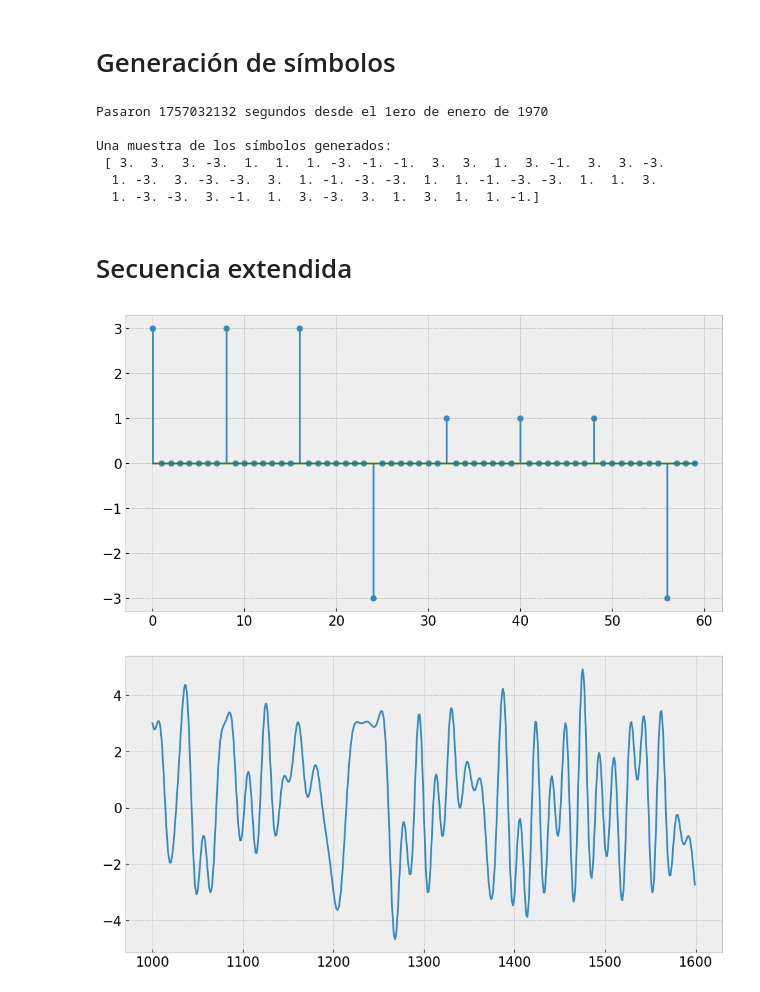
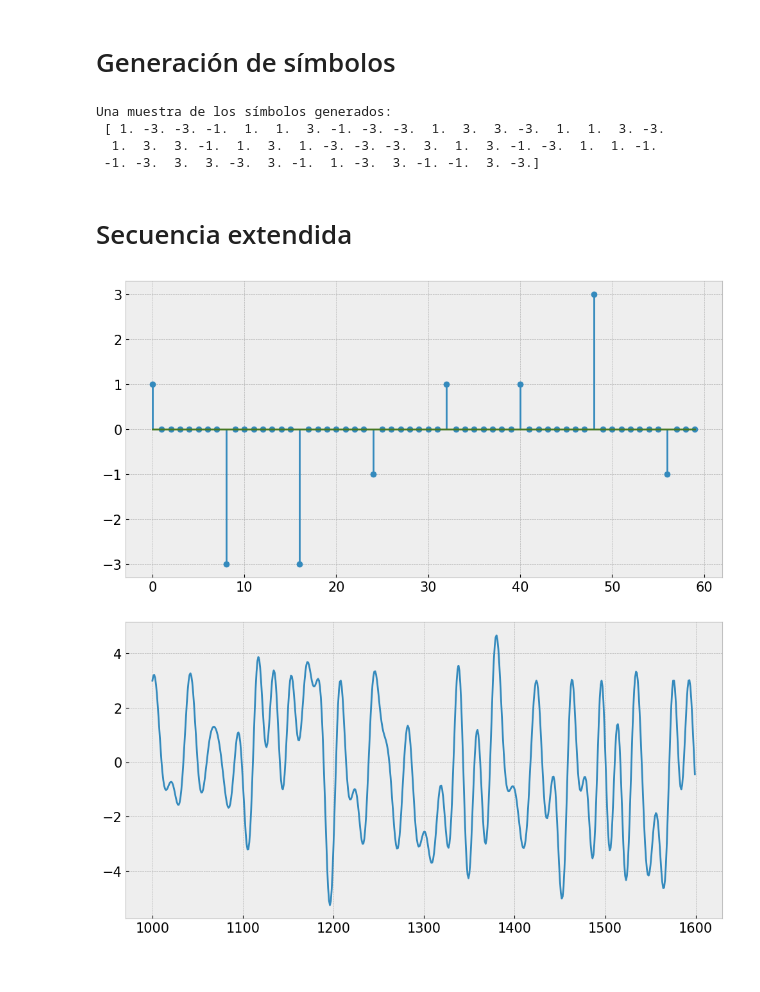
Before and after one commit to leandroblanco/curso-piii-2025, a Jupyter notebook: clase09/Ejercicio16clase09.ipynb, the cells around one changed output. Saved outputs shown, nothing was run; the diff lists cells and outputs as text; code cells hidden in the pictures.

```diff
--- a/clase09/Ejercicio16clase09.ipynb
+++ b/clase09/Ejercicio16clase09.ipynb
@@ -76,11 +76,6 @@ plt.show()
 import numpy as np
 from random import randrange, seed
 import datetime
-
-segundos_desde_1970 = int( datetime.datetime.now().timestamp() )
-
-print( 'Pasaron', segundos_desde_1970, 'segundos desde el 1ero de enero de 1970' )
-seed( segundos_desde_1970 )
 
 cantidad_simbolos = 1000
 simbolos_PAM4 = np.empty( cantidad_simbolos )
@@ -90,12 +85,10 @@ for i in range( cantidad_simbolos ) :
 
 print( '\nUna muestra de los símbolos generados:\n', simbolos_PAM4[ 0 : 50 ] )
 # %% [output]
-Pasaron 1757032132 segundos desde el 1ero de enero de 1970
-
 Una muestra de los símbolos generados:
- [ 3.  3.  3. -3.  1.  1.  1. -3. -1. -1.  3.  3.  1.  3. -1.  3.  3. -3.
-  1. -3.  3. -3. -3.  3.  1. -1. -3. -3.  1.  1. -1. -3. -3.  1.  1.  3.
-  1. -3. -3.  3. -1.  1.  3. -3.  3.  1.  3.  1.  1. -1.]
+ [ 1. -3. -3. -1.  1.  1.  3. -1. -3. -3.  1.  3.  3. -3.  1.  1.  3. -3.
+  1.  3.  3. -1.  1.  3.  1. -3. -3. -3.  3.  1.  3. -1. -3.  1.  1. -1.
+ -1. -3.  3.  3. -3.  3. -1.  1. -3.  3. -1. -1.  3. -3.]
 # %% [markdown]
 # Secuencia extendida
 # %%
@@ -115,26 +108,26 @@ plt.rcParams.update( params )
 
 fig, ax = plt.subplots()
 
-cuantos_chupetines = 60
-ax.stem( np.arange( 0, cuantos_chupetines ), xn[ 0 : cuantos_chupetines ] )
+valores = 60
+ax.stem( np.arange( 0, valores ), xn[ 0 : valores ] )
 
 plt.show()
 # %% [output]
-[figure, old version]
+[figure, new version]
 # %%
 from scipy.signal import convolve
 
 sn = convolve( xn, gn )
 
 fig, ax = plt.subplots()
 
-cuantos_chupetines = 1600
-ax.plot( np.arange( 1000, cuantos_chupetines ), sn[ 1000 : cuantos_chupetines ] )
-# ax.stem( np.arange( 1000, cuantos_chupetines ), sn[ 1000 : cuantos_chupetines ] )
+valores = 1600
+ax.plot( np.arange( 1000, valores ), sn[ 1000 : valores ] )
+#ax.stem( np.arange( 1000, valores ), sn[ 1000 : valores ] )
 
 plt.show()
 # %% [output]
-[figure, old version]
+[figure, new version]
 # %%
 
 d = 4;  # Delay para centrar el ojo
```
Also changed, not shown: parts of 4 cells of this notebook.
